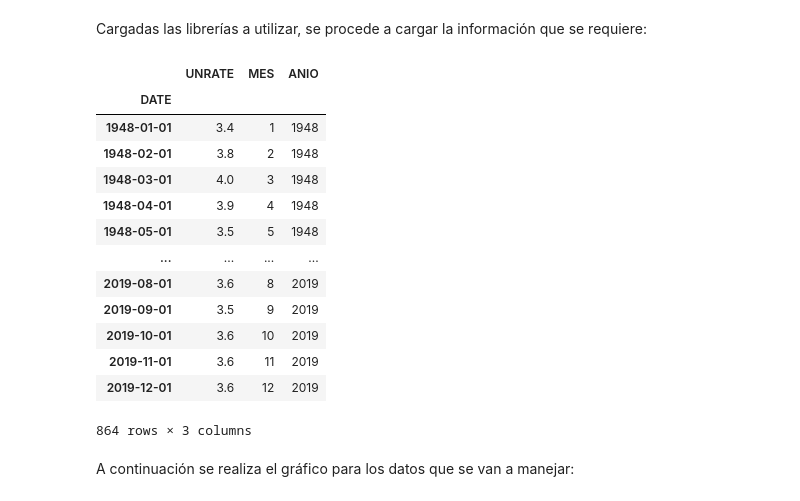
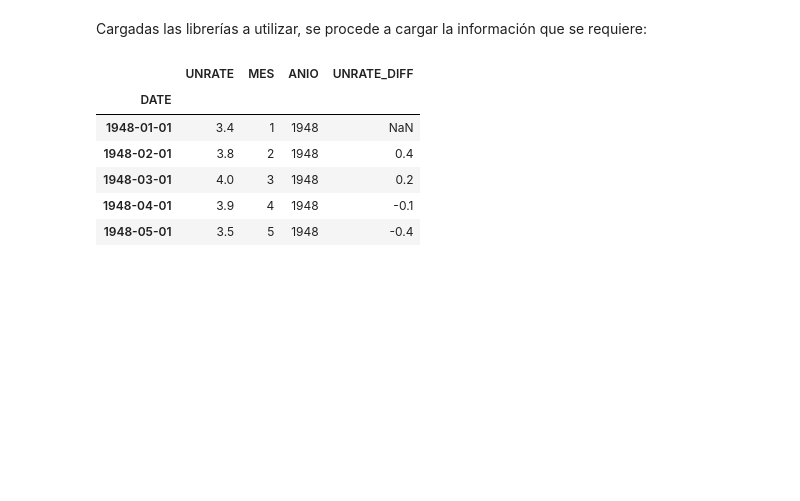
Before and after one commit to daagonzalezsa/Media.Monks_Assesment, a Jupyter notebook: Tasa_Desempleo_EEUU.ipynb, the cells around one changed output. Saved outputs shown, nothing was run; the diff lists cells and outputs as text; code cells hidden in the pictures; blank space fills up the shorter version.

```diff
--- a/Tasa_Desempleo_EEUU.ipynb
+++ b/Tasa_Desempleo_EEUU.ipynb
@@ -16,24 +16,16 @@ Cargadas las librerías a utilizar, se procede a cargar la información que se r
 # %%
 df = pd.read_csv("UNRATE.csv")
 df["DATE"] = pd.DatetimeIndex(df["DATE"].apply(lambda x: dt.datetime.strptime(x, "%Y-%m-%d")))
 df["MES"]  = df.reset_index()["DATE"].apply(lambda x: x.month)
 df["ANIO"]  = df.reset_index()["DATE"].apply(lambda x: x.year)
+df["UNRATE_DIFF"] = df["UNRATE"].diff()
 df.set_index("DATE", inplace=True)
-df
+df.head()
 # %% [output]
-|  | UNRATE | MES | ANIO |
-| DATE |  |  |  |
-| 1948-01-01 | 3.4 | 1 | 1948 |
-| 1948-02-01 | 3.8 | 2 | 1948 |
-| 1948-03-01 | 4.0 | 3 | 1948 |
-| 1948-04-01 | 3.9 | 4 | 1948 |
-| 1948-05-01 | 3.5 | 5 | 1948 |
-| ... | ... | ... | ... |
-| 2019-08-01 | 3.6 | 8 | 2019 |
-| 2019-09-01 | 3.5 | 9 | 2019 |
-| 2019-10-01 | 3.6 | 10 | 2019 |
-| 2019-11-01 | 3.6 | 11 | 2019 |
-| 2019-12-01 | 3.6 | 12 | 2019 |
+|  | UNRATE | MES | ANIO | UNRATE_DIFF |
+| DATE |  |  |  |  |
+| 1948-01-01 | 3.4 | 1 | 1948 | NaN |
+| 1948-02-01 | 3.8 | 2 | 1948 | 0.4 |
+| 1948-03-01 | 4.0 | 3 | 1948 | 0.2 |
+| 1948-04-01 | 3.9 | 4 | 1948 | -0.1 |
+| 1948-05-01 | 3.5 | 5 | 1948 | -0.4 |
-864 rows × 3 columns
-# %% [markdown]
-A continuación se realiza el gráfico para los datos que se van a manejar:
```
Also changed, not shown: parts of 10 cells of this notebook.
